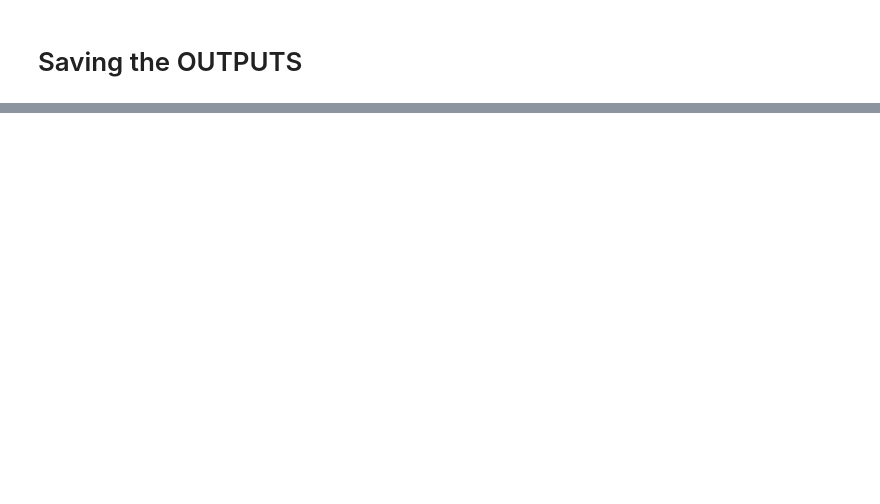
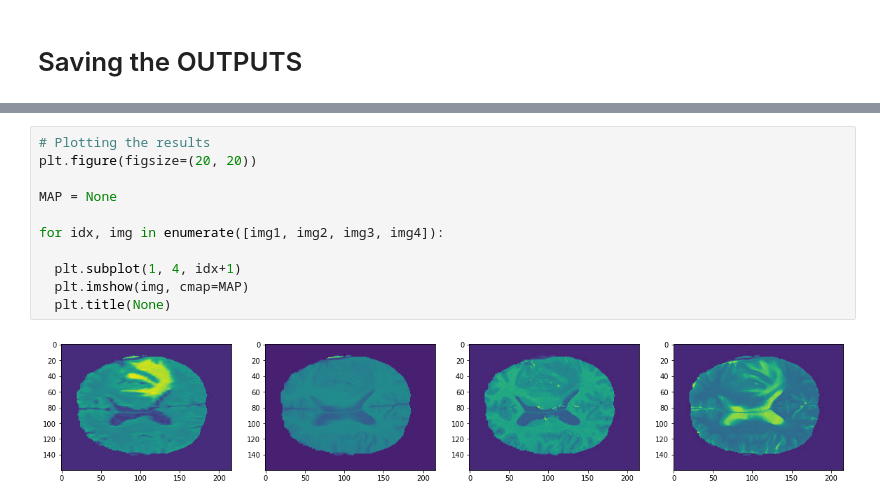
Before and after one commit to ParthikB/siamese, a Jupyter notebook: siamese_paper_v3.ipynb, the cells around one changed output, grey strips where cells are left out. Saved outputs shown, nothing was run; the diff lists cells and outputs as text; blank space fills up the shorter version.

Commit message:
medical pipeline created. Not so good results.

```diff
--- a/siamese_paper_v3.ipynb
+++ b/siamese_paper_v3.ipynb
@@ -685,0 +796,13 @@ os.listdir(path)
+# %%
+# Plotting the results
+plt.figure(figsize=(20, 20))
+
+MAP = None
+
+for idx, img in enumerate([img1, img2, img3, img4]):
+
+  plt.subplot(1, 4, idx+1)
+  plt.imshow(img, cmap=MAP)
+  plt.title(None)
+# %% [output]
+[figure, added]
```
Also changed, not shown: parts of 23 cells of this notebook.
